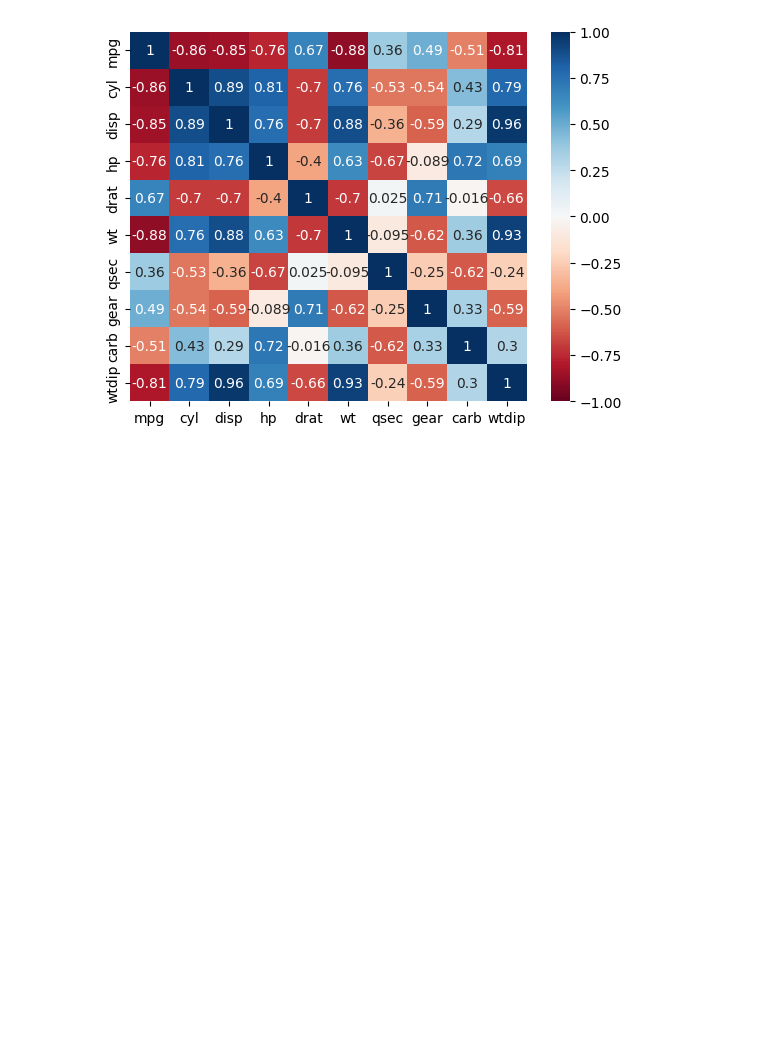
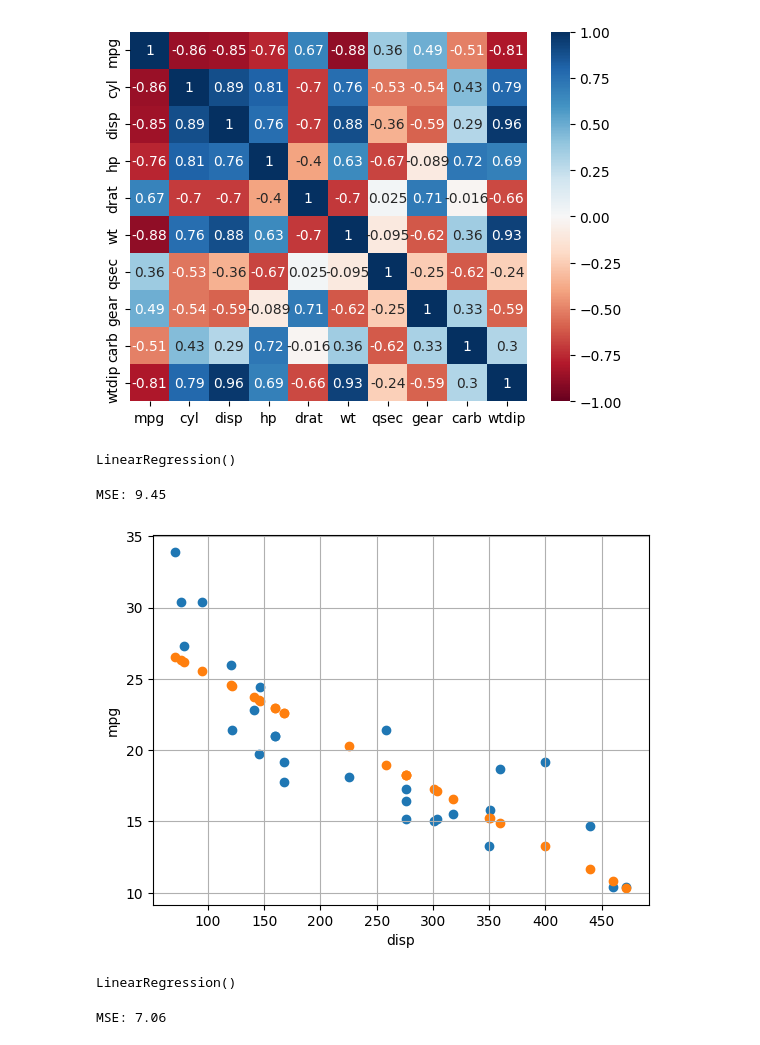
Before and after one commit to nallequintero/4geeks_class, a Jupyter notebook: notebooks/14_linear_regression.ipynb, the cells around one changed output. Drawn from its saved outputs; the diff is of its cells as text; code cells hidden in the pictures; blank space fills up the shorter version.

```diff
--- a/notebooks/14_linear_regression.ipynb
+++ b/notebooks/14_linear_regression.ipynb
@@ -192,3 +192,28 @@ sns.heatmap(data=df_train.select_dtypes('number').corr(), vmin=-1, vmax=1, cmap=
 plt.show()
 # %% [output]
 [figure]
+# %%
+X_train = df_train[['disp']].copy()
+y_train = df_train['mpg'].copy()
+X_test = df_test[['disp']].copy()
+y_test = df_test['mpg'].copy()
+# %%
+lr = LinearRegression()
+lr.fit(X_train,y_train)
+# %% [output]
+LinearRegression()
+# %%
+y_hat = lr.predict(X_train)
+# %%
+print(f'MSE: {mean_squared_error(y_train,y_hat):.2f}')
+# %% [output]
+MSE: 9.45
+# %%
+plt.scatter(df_train['disp'],df_train['mpg'])
+plt.scatter(df_train['disp'],y_hat)
+plt.xlabel('disp')
+plt.ylabel('mpg')
+plt.grid(True)
+plt.show()
+# %% [output]
+[figure, added]
@@ -194,0 +225,5 @@ plt.show()
+# %%
+lr = LinearRegression()
+lr.fit(X_train,y_train)
+# %% [output]
+LinearRegression()
@@ -194,0 +232,4 @@ plt.show()
+# %%
+print(f'MSE: {mean_squared_error(y_train,y_hat):.2f}') # un MSE más alto indicaría peores predicciones y un MSE más bajo indicaría mejores predicciones.
+# %% [output]
+MSE: 7.06
```
Also changed, not shown: parts of 2 cells of this notebook.
